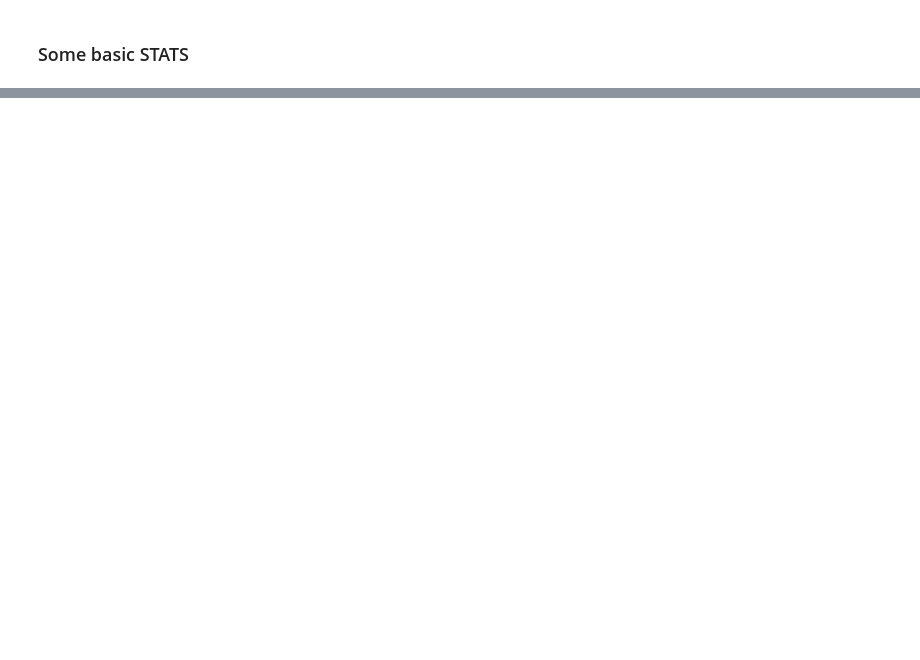
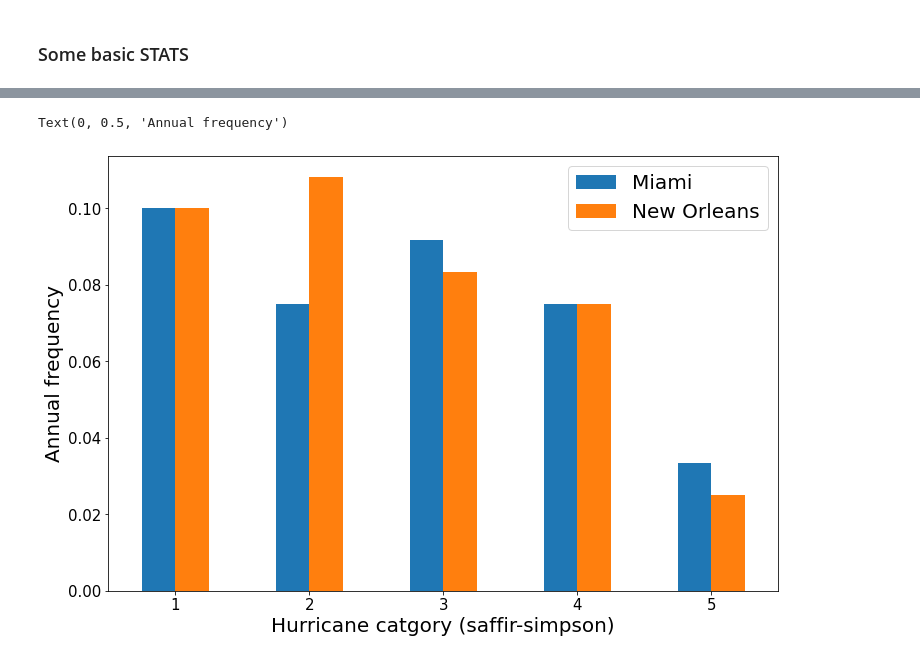
Before and after one commit to ballu1989/trackset_sample, a Jupyter notebook: find_events.ipynb, the cells around one changed output, grey strips where cells are left out. Saved outputs shown, nothing was run; the diff lists cells and outputs as text; code cells hidden in the pictures; blank space fills up the shorter version.

```diff
--- a/find_events.ipynb
+++ b/find_events.ipynb
@@ -142,0 +147,19 @@ plot_tracks(track_conditional, None, 'Miami and New Orleans')
+# %%
+# Cut tracks for location 1
+df1 = trackset.loc[(trackset.dist1 < srad) & (trackset.Vm > Vmax1)]
+df2 = trackset.loc[(trackset.dist2 < srad) & (trackset.Vm > Vmax2)]
+
+# Find max intensity for each event inside search radius
+df1 = df1.groupby(['SID'])['Vm'].max().reset_index()
+df2 = df2.groupby(['SID'])['Vm'].max().reset_index()
+
+# plot figure
+plt.figure(figsize=(12, 8))
+df1.Vm.plot.kde(label=loc1[0], lw=2)
+df2.Vm.plot.kde(label=loc2[0], lw=2)
+plt.legend(fontsize=20)
+plt.tick_params(axis='both', which='major', labelsize=15)
+plt.grid()
+plt.ylabel('Probability',fontsize = 20)
+plt.xlabel('Cyclone windspeed (m/s)',fontsize = 20)
+plt.title('Probability of cyclone windspeed within ' + str(srad) + ' miles radius', fontsize = 20)
@@ -142,0 +169,30 @@ plot_tracks(track_conditional, None, 'Miami and New Orleans')
+# %%
+bins = [33, 43, 50, 58, 70, 500]
+
+# Vmbin = np.arange(7.5, 91, 5)
+category = [1,2,3,4,5]
+
+df1["category"] = pd.cut( df1.Vm, bins, labels = category )
+df2["category"] = pd.cut( df2.Vm, bins, labels = category )
+
+df1_group = df1.groupby(['category'])['SID'].count().reset_index().rename(columns={'SID': 'rate'})
+df2_group = df2.groupby(['category'])['SID'].count().reset_index().rename(columns={'SID': 'rate'})
+
+df1_group['rate'] = df1_group['rate'] / 120
+df2_group['rate'] = df2_group['rate'] / 120
+
+df_group = pd.merge(df1_group, df2_group, on='category').rename(columns=({'rate_x': loc1[0], 'rate_y': loc2[0]}))
+
+# plot figure
+fig, ax = plt.subplots(figsize=(12, 8))
+
+df_group.plot(kind='bar', x='category', rot=0, ax=ax)
+plt.legend(fontsize=20)
+
+plt.tick_params(axis='both', which='major', labelsize=15)
+
+plt.xlabel('Hurricane catgory (saffir-simpson)',fontsize = 20)
+plt.ylabel('Annual frequency',fontsize = 20)
+# %% [output]
+Text(0, 0.5, 'Annual frequency')
+[figure, added]
```
Also changed, not shown: parts of 6 cells of this notebook, 1 other file.
